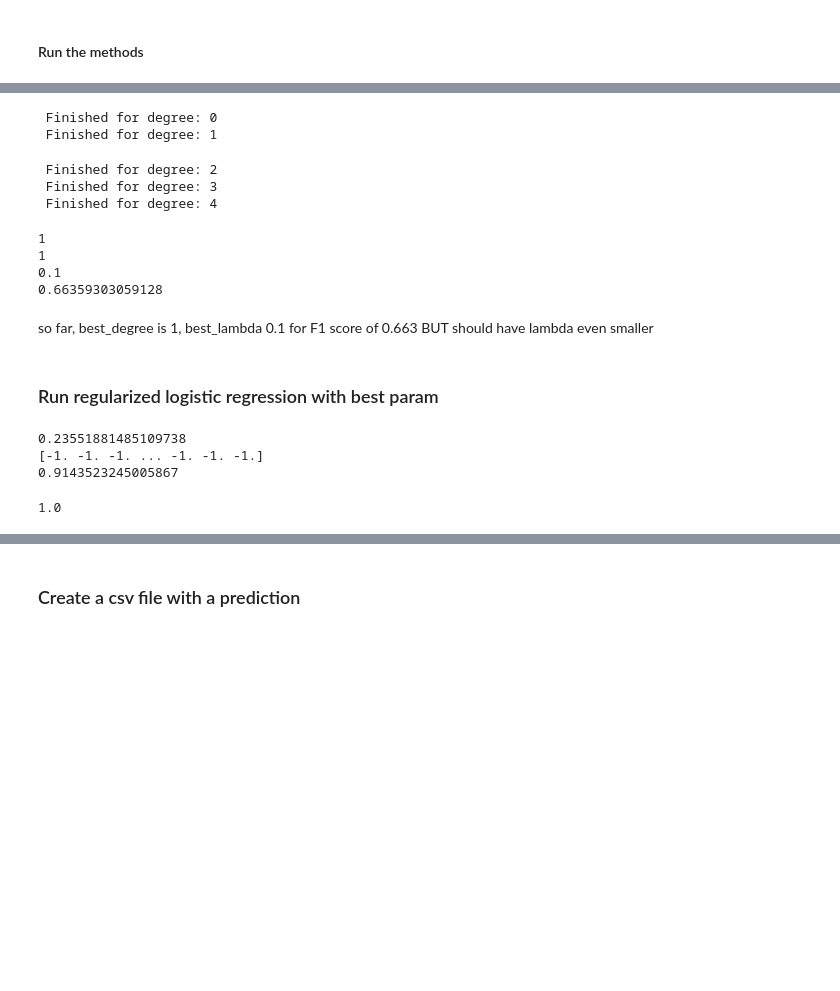
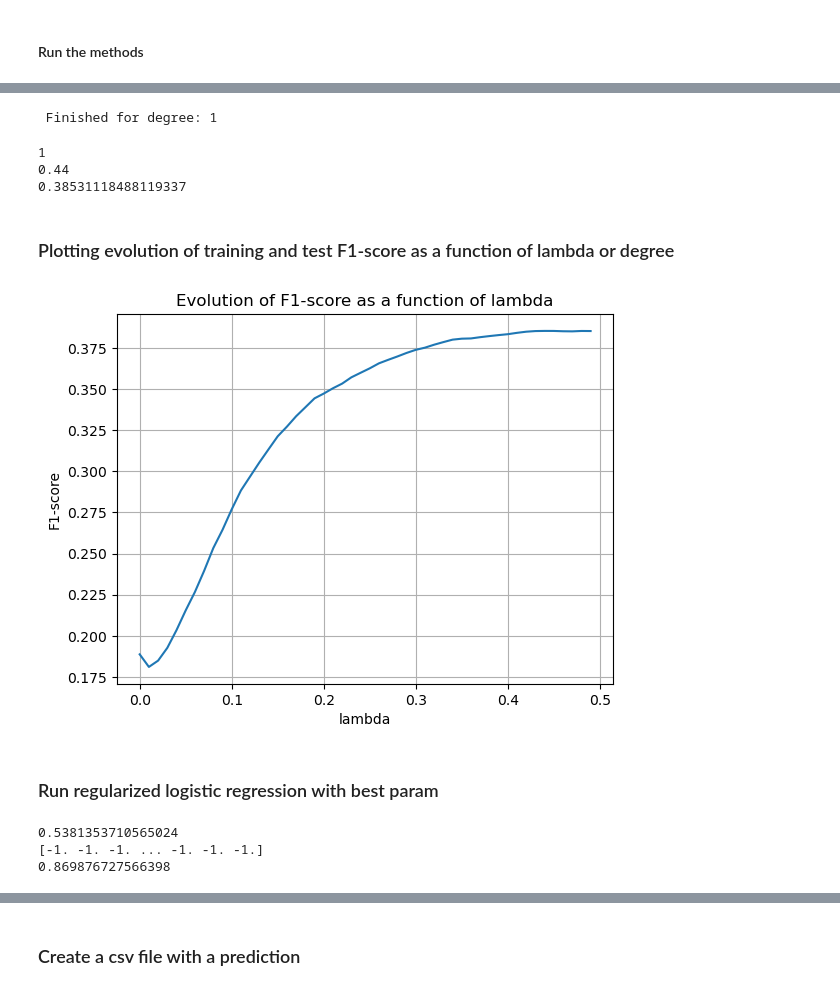
Before and after one commit to Juanito231/ML_Project_1, a Jupyter notebook: first_run.ipynb, the cells around one changed output, grey strips where cells are left out. Drawn from its saved outputs; the diff is of its cells as text; code cells hidden in the pictures; blank space fills up the shorter version.

Commit message:
computed F1 score for all six methods as well as plotting evolution of F1 score for different lambdas and degrees

```diff
--- a/first_run.ipynb
+++ b/first_run.ipynb
@@ -168,9 +200,9 @@ from cross_validation import *
 # %%
 # CV on two hyperparams degree and lambda on regularized logistic regression adding polynomial functi
 seed = 12
-degrees = np.arange(0,5,1)
+degrees = [1]
 k_fold = 4
-lambdas = np.arange(0.0,0.5,0.1)
+lambdas = np.arange(0.0,0.5,0.01)
 gamma = 0.5
 max_iters = 50
 initial_w = np.zeros(NB_COL)
@@ -178,42 +210,54 @@ k_indices = build_k_indices(y_01, k_fold, seed)
 #for each degree, we compute the best lambdas and the associated rmse
 best_lambdas = []
 best_F1s = []
+best_F1s_tr = []
+best_lambdas_tr = []
 #vary degree
 for degree in degrees:
     # cross validation
     F1_te = []
+    F1_tr = []
     for lambda_ in lambdas:
         F1_te_tmp = []
+        F1_tr_tmp = []
         for k in range(k_fold):
-            _, F1_test = cross_validation(y_01, std_x_med,initial_w, max_iters, gamma, k_indices, k, lambda_, degree)
+            F1_training, F1_test = cross_validation(y_01, std_x_med,initial_w, max_iters, gamma, k_indices, k, lambda_, degree)
             F1_te_tmp.append(F1_test)
+            F1_tr_tmp.append(F1_training)
         F1_te.append(np.mean(F1_te_tmp))
+        F1_tr.append(np.mean(F1_tr_tmp))
     print(f" Finished for degree: {degree}")
     ind_lambda_opt = np.argmax(F1_te)
+    ind_lambda_opt_tr = np.argmax(F1_tr)
     best_lambdas.append(lambdas[ind_lambda_opt])
+    best_lambdas_tr.append(lambdas[ind_lambda_opt_tr])
     best_F1s.append(F1_te[ind_lambda_opt])
+    best_F1s_tr.append(F1_tr[ind_lambda_opt_tr])
 ind_best =  np.nanargmax(best_F1s)
 best_degree = degrees[ind_best]
 best_lambda = best_lambdas[ind_best]
 best_F1 = best_F1s[ind_best]
 # %% [output]
- Finished for degree: 0
  Finished for degree: 1
- Finished for degree: 2
- Finished for degree: 3
- Finished for degree: 4
 # %%
-print(ind_best)
 print(best_degree)
 print(best_lambda)
 print(best_F1)
 # %% [output]
 1
-1
-0.1
-0.66359303059128
+0.44
+0.38531118488119337
-# %% [markdown]
-so far, best_degree is 1, best_lambda 0.1 for F1 score of 0.663 BUT should have lambda even smaller
+# %% [markdown]
+### Plotting evolution of training and test F1-score as a function of lambda or degree
+# %%
+plt.plot(lambdas,F1_te)
+plt.xlabel("lambda")
+plt.ylabel("F1-score")
+plt.title("Evolution of F1-score as a function of lambda")
+plt.grid(True)
+plt.savefig("F1-score_lambda")
+# %% [output]
+[figure, added]
 # %% [markdown]
 ### Run regularized logistic regression with best param
 # %%
@@ -221,7 +265,7 @@ tx = build_poly(standardized_x, best_degree)
 # %%
 size_w = tx.shape[1]
 # %%
-w_reg, loss_reg = reg_logistic_regression(y_01, tx, initial_w = np.zeros(size_w), max_iters = 50, gamma = 0.5, lambda_ = 0.0001)
+w_reg, loss_reg = reg_logistic_regression(y_01, tx, initial_w = np.zeros(size_w), max_iters = 50, gamma = 0.5, lambda_ = best_lambda)
 print(loss_reg)
 y_reg = convert_0_to_minus1(convert_predict(tx @ w_reg))
 print(y_reg)
@@ -229,11 +273,7 @@ print(y_reg)
 p_reg = compute_accuracy(y_train, y_reg) #percentage of false predictions
 print(p_reg)
 # %% [output]
-0.23551881485109738
+0.5381353710565024
 [-1. -1. -1. ... -1. -1. -1.]
-0.9143523245005867
+0.869876727566398
-# %%
-compute_f1(y_train, y_reg)
-# %% [output]
-1.0
 # %%
```
Also changed, not shown: parts of 20 cells of this notebook.
